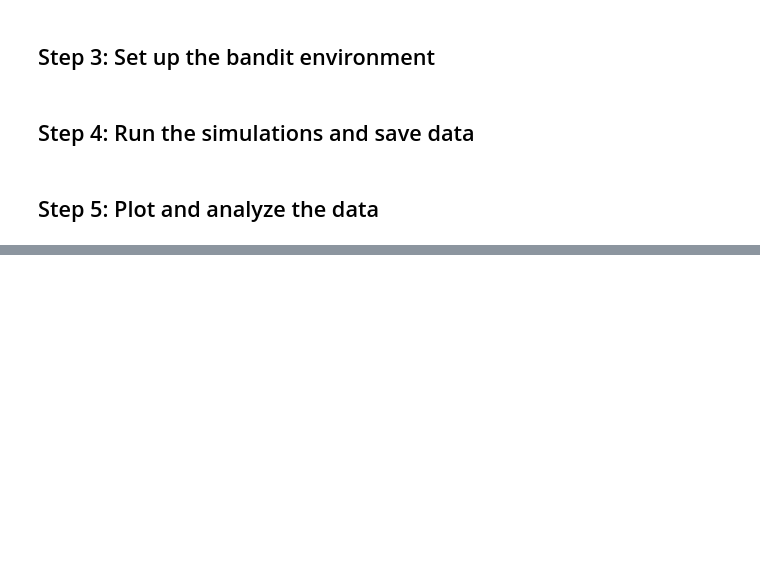
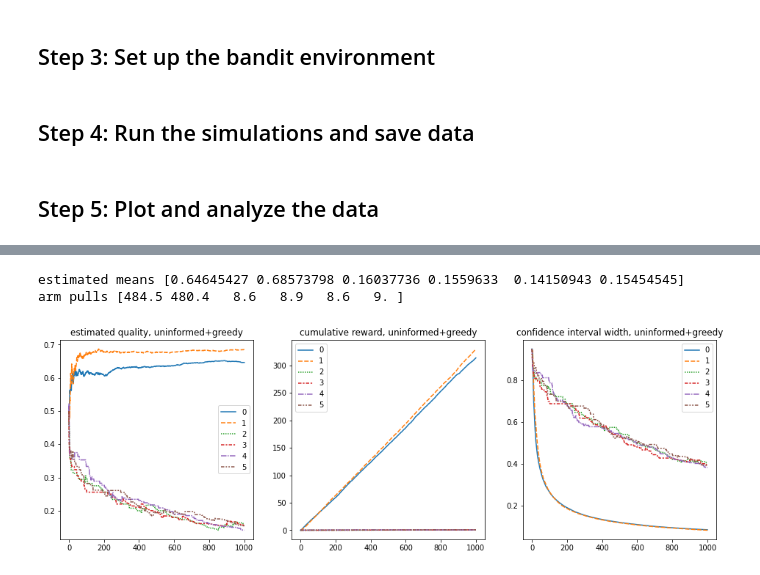
Before and after one commit to LEFTA98/ratings_with_eb, a Jupyter notebook: mab_experiments.ipynb, the cells around one changed output, grey strips where cells are left out. Saved outputs shown, nothing was run; the diff lists cells and outputs as text; code cells hidden in the pictures; blank space fills up the shorter version.

```diff
--- a/mab_experiments.ipynb
+++ b/mab_experiments.ipynb
@@ -163,3 +171,10 @@ eb_prior_data, eb_rewards_data = run_multiarmed_bandit(kuairec_chosen,
                                                        ts_action,
                                                        timesteps=timesteps,
                                                        num_sims=num_sims)
+# %%
+uninformed_greedy_prior_data, uninformed_greedy_rewards_data, uninformed_greedy_plays = run_multiarmed_bandit(kuairec_chosen,
+                                                                       sampled_videos,
+                                                                       uninformed_priors,
+                                                                       epsilon_greedy_action,
+                                                                       timesteps=timesteps,
+                                                                       num_sims=num_sims)
@@ -181,0 +190,5 @@ Text(0.5, 1.0, 'estimated quality, eb prior')
+# %%
+uninformed_means = uninformed_prior_data[:,:,0]/(uninformed_prior_data[:,:,0]+uninformed_prior_data[:,:,1])
+eb_means = eb_prior_data[:,:,0]/(eb_prior_data[:,:,0] + eb_prior_data[:,:,1])
+uninformed_greedy_means = uninformed_greedy_prior_data[:,:,0]/(uninformed_greedy_prior_data[:,:,0] + uninformed_greedy_prior_data[:,:,1])
+eb_greedy_means = eb_greedy_prior_data[:,:,0]/(eb_greedy_prior_data[:,:,0] + eb_greedy_prior_data[:,:,1])
@@ -181,0 +228,12 @@ Text(0.5, 1.0, 'estimated quality, eb prior')
+# %%
+f, axes = plt.subplots(1, 3)
+f.set_size_inches(16, 5)
+sns.lineplot(uninformed_greedy_means, ax=axes[0]).set_title('estimated quality, uninformed+greedy')
+sns.lineplot(uninformed_greedy_rewards_data, ax=axes[1]).set_title('cumulative reward, uninformed+greedy')
+sns.lineplot(uninf_greedy_conf_width, ax=axes[2]).set_title('confidence interval width, uninformed+greedy')
+print('estimated means', uninformed_greedy_means[-1,:])
+print('arm pulls', uninformed_greedy_plays)
+# %% [output]
+estimated means [0.64645427 0.68573798 0.16037736 0.1559633  0.14150943 0.15454545]
+arm pulls [484.5 480.4   8.6   8.9   8.6   9. ]
+[figure, added]
```
Also changed, not shown: parts of 22 cells of this notebook.
